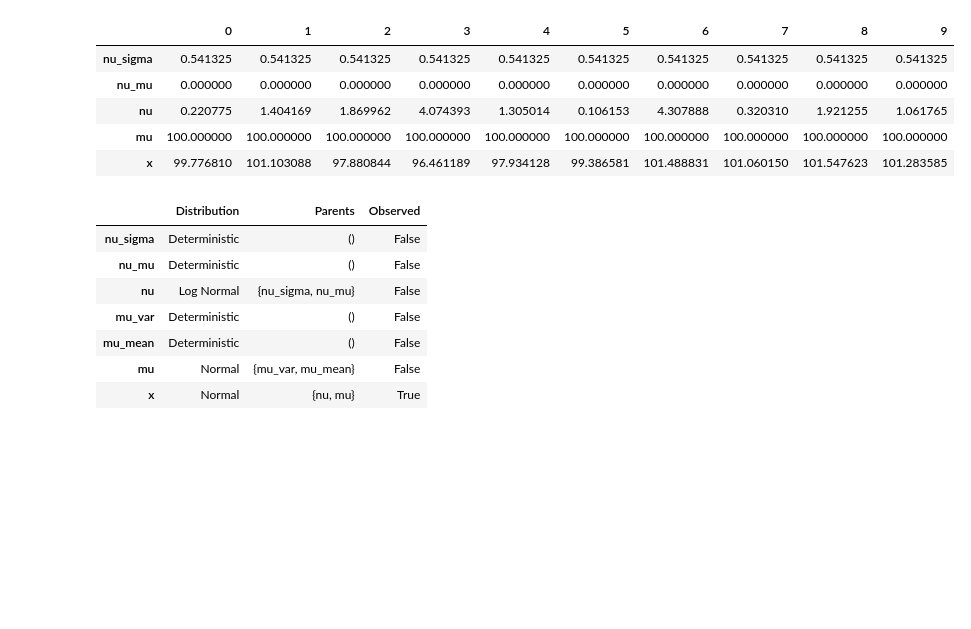
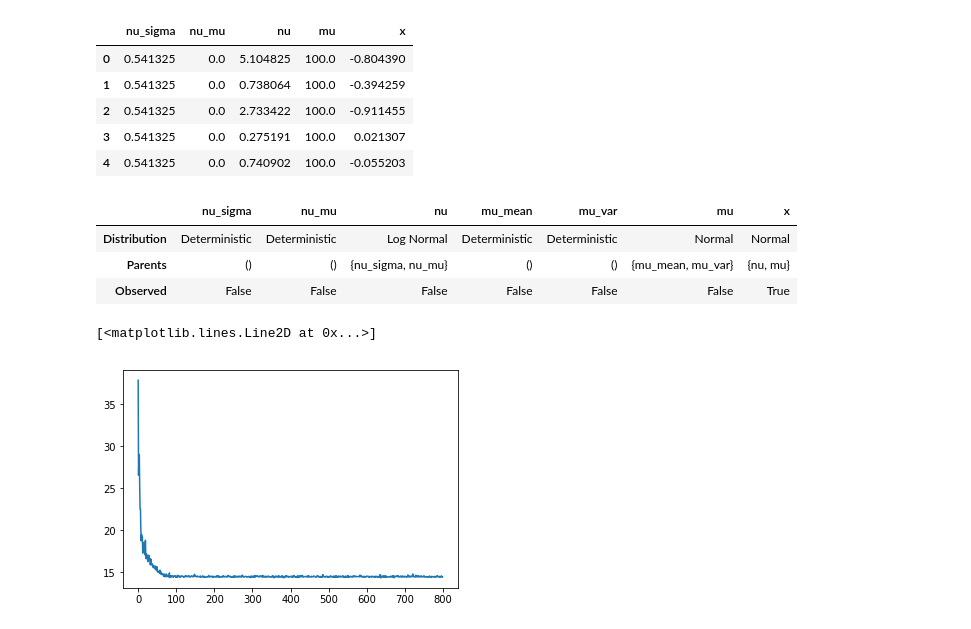
Before and after one commit to LucaAmbrogioni/Brancher, a Jupyter notebook: examples/notebooks/Intro.ipynb, the cells around one changed output. Drawn from its saved outputs; the diff is of its cells as text; code cells hidden in the pictures; blank space fills up the shorter version.

Commit message:
Pandas input

```diff
--- a/examples/notebooks/Intro.ipynb
+++ b/examples/notebooks/Intro.ipynb
@@ -15,15 +15,14 @@ from brancher import inference
 import brancher.functions as BF
 # %%
 # Real model
+mu_real = 1.
 nu_real = 1.
-mu_real = -2.
-x_real = NormalVariable(mu_real, nu_real, "x_real")
 
-# Normal model
+# Probabilistic model
+mu = NormalVariable(0., 2., "mu")
 nu = LogNormalVariable(0., 1., "nu")
-mu = NormalVariable(0., 10., "mu")
-x = NormalVariable(mu, nu, "x")
-model = ProbabilisticModel([x])
+x = NormalVariable(BF.sin(mu), nu, "x") #TODO: Fix unary operator -
+model = ProbabilisticModel([x]) #FIx Repetitions in summary
 
-model
+model.model_summary
 # %% [output]
@@ -51,41 +55,41 @@ x_sample
 # %%
 # Print samples conditional on an input
-in_sample = model.get_sample(10, input_values={mu: 100.})
+in_sample = model.get_sample(5, input_values={mu: 100.})
 in_sample
 # %% [output]
-|  | 0 | 1 | 2 | 3 | 4 | 5 | 6 | 7 | 8 | 9 |
-| nu_sigma | 0.541325 | 0.541325 | 0.541325 | 0.541325 | 0.541325 | 0.541325 | 0.541325 | 0.541325 | 0.541325 | 0.541325 |
-| nu_mu | 0.000000 | 0.000000 | 0.000000 | 0.000000 | 0.000000 | 0.000000 | 0.000000 | 0.000000 | 0.000000 | 0.000000 |
-| nu | 0.220775 | 1.404169 | 1.869962 | 4.074393 | 1.305014 | 0.106153 | 4.307888 | 0.320310 | 1.921255 | 1.061765 |
-| mu | 100.000000 | 100.000000 | 100.000000 | 100.000000 | 100.000000 | 100.000000 | 100.000000 | 100.000000 | 100.000000 | 100.000000 |
-| x | 99.776810 | 101.103088 | 97.880844 | 96.461189 | 97.934128 | 99.386581 | 101.488831 | 101.060150 | 101.547623 | 101.283585 |
+|  | nu_sigma | nu_mu | nu | mu | x |
+| 0 | 0.541325 | 0.0 | 5.104825 | 100.0 | -0.804390 |
+| 1 | 0.541325 | 0.0 | 0.738064 | 100.0 | -0.394259 |
+| 2 | 0.541325 | 0.0 | 2.733422 | 100.0 | -0.911455 |
+| 3 | 0.541325 | 0.0 | 0.275191 | 100.0 | 0.021307 |
+| 4 | 0.541325 | 0.0 | 0.740902 | 100.0 | -0.055203 |
 # %%
 # # Generate data
-data = x_real._get_sample(number_samples=50)
+data = model.get_sample(number_samples=10, input_values={mu: mu_real, nu: nu_real})
 
 # Observe data
-x.observe(data[x_real][:, 0, :])
+x.observe(data)
 model.model_summary
 # %% [output]
-|  | Distribution | Parents | Observed |
-| nu_sigma | Deterministic | () | False |
-| nu_mu | Deterministic | () | False |
-| nu | Log Normal | {nu_sigma, nu_mu} | False |
-| mu_var | Deterministic | () | False |
-| mu_mean | Deterministic | () | False |
-| mu | Normal | {mu_var, mu_mean} | False |
-| x | Normal | {nu, mu} | True |
+|  | nu_sigma | nu_mu | nu | mu_mean | mu_var | mu | x |
+| Distribution | Deterministic | Deterministic | Log Normal | Deterministic | Deterministic | Normal | Normal |
+| Parents | () | () | {nu_sigma, nu_mu} | () | () | {mu_mean, mu_var} | {nu, mu} |
+| Observed | False | False | False | False | False | False | True |
 # %%
 # Variational model
+Qmu = NormalVariable(0., 1., "mu", learnable=True)
 Qnu = LogNormalVariable(0., 1., "nu", learnable=True)
-Qmu = NormalVariable(0., 1., "mu", learnable=True)
 model.set_posterior_model(ProbabilisticModel([Qmu, Qnu]))
 
 # Inference
 inference.stochastic_variational_inference(model,
-                                           number_iterations=100,
+                                           number_iterations=800,
                                            number_samples=50,
-                                           optimizer=chainer.optimizers.Adam(0.1))
+                                           optimizer=chainer.optimizers.Adam(0.05))
 loss_list = model.diagnostics["loss curve"]
+plt.plot(loss_list)
+# %% [output]
+[<matplotlib.lines.Line2D at 0x...>]
+[figure, added]
 # %%
 # print posterior sample
```
Also changed, not shown: parts of 8 cells of this notebook, 3 other files.
